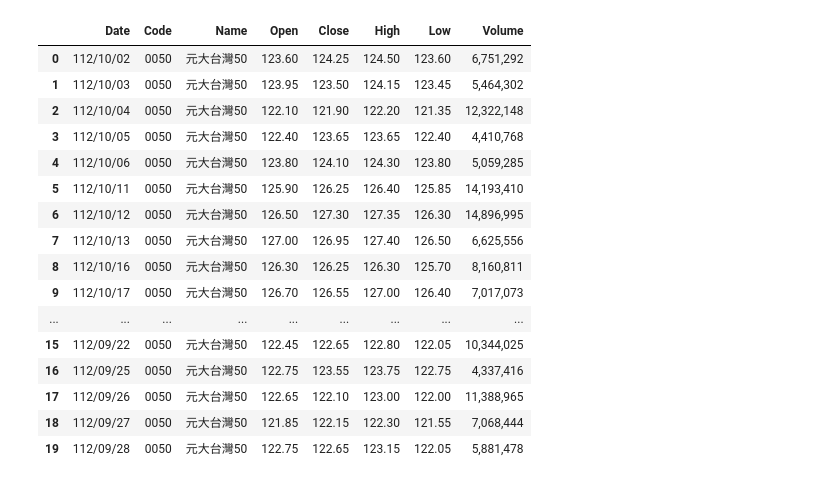
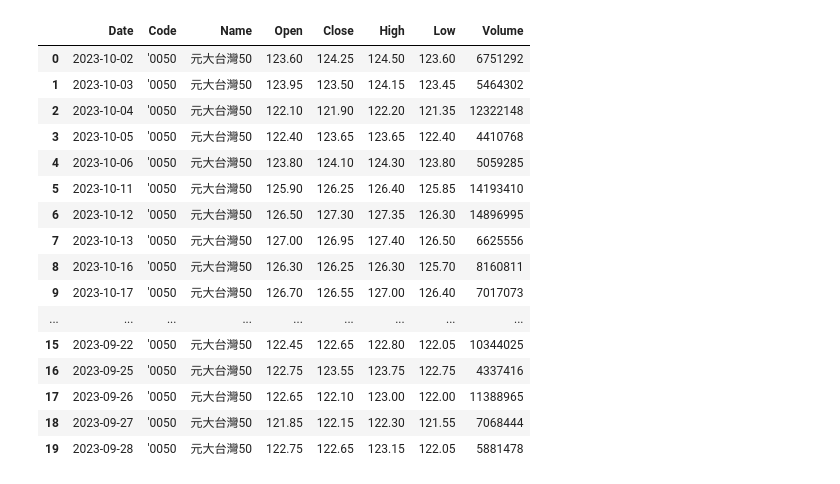
Before and after one commit to nrnmnrn/WebStockPredict, a Jupyter notebook: LSTMPredictStock/core/測試用.ipynb, the cells around one changed output. Drawn from its saved outputs; the diff is of its cells as text; code cells hidden in the pictures.

```diff
--- a/LSTMPredictStock/core/測試用.ipynb
+++ b/LSTMPredictStock/core/測試用.ipynb
@@ -19,0 +53,6 @@ stock_predict_company
+# %%
+date_str = "112/10/02"
+parts = date_str.split('/')
+year = str(int(parts[0]) + 1911)
+formatted_date = year + parts[1] + parts[2]
+print(formatted_date)
@@ -19,0 +63,19 @@ stock_predict_company
+# %%
+from datetime import datetime, timedelta
+
+# 获取当前日期
+date_for_search = datetime.now()
+
+# 创建一个空列表以存储日期
+date_list = []
+
+# 生成过去的6个月的日期
+for i in range(6):
+    date_list.append(date_for_search.strftime('%Y%m%d'))
+    # 计算前一个月的日期
+    date_for_search -= timedelta(days=date_for_search.day)
+    date_for_search = date_for_search.replace(day=25)
+
+# 打印日期列表
+for date in date_list:
+    print(date)
@@ -55,46 +199,62 @@ last_month_df = last_month_df.rename(columns={
 last_month_df["Name"] = "元大台灣50"
 last_month_df["Code"] = "0050"
 last_month_df = last_month_df[["Date", "Code", "Name", "Open", "Close", "High", "Low", "Volume"]]
 
 html = requests.get('https://www.twse.com.tw/exchangeReport/STOCK_DAY?response=json&date=%s&stockNo=%s' % (current_month_date, Code))
 content = json.loads(html.text)
 Name = content['title']
 stock_data = content['data']
 col_name = content['fields']
 current_month_df = pd.DataFrame(data=stock_data, columns=col_name)
 current_month_df = current_month_df.rename(columns={
     "日期": "Date",
     "成交股數": "Volume",
     "成交金額": "Turnover",
     "開盤價": "Open",
     "最高價": "High",
     "最低價": "Low",
     "收盤價": "Close",
     "漲跌價差": "Price Change",
     "成交筆數": "Transactions"
 })
 current_month_df["Name"] = "元大台灣50"
 current_month_df["Code"] = "0050"
 current_month_df = current_month_df[["Date", "Code", "Name", "Open", "Close", "High", "Low", "Volume"]]
 
 current_month_AND_last_month_df = pd.concat([current_month_df, last_month_df])
 
+#轉換Date格式。原本的為112/10/02轉成20231002
+def convert_date(date_str):
+        parts = date_str.split('/')
+        year = str(int(parts[0]) + 1911)
+        formatted_date = year + '-' + parts[1] + '-' + parts[2]
+        return formatted_date
+def convert_code(code_int):
+    formated_code = "'"+str(code_int)
+    return formated_code
+def convert_volume(volume_str):
+    formated_volume = int(volume_str.replace(",", ""))
+    return formated_volume
+current_month_AND_last_month_df['Date'] = current_month_AND_last_month_df['Date'].apply(convert_date)
+current_month_AND_last_month_df['Code'] = current_month_AND_last_month_df['Code'].apply(convert_code)
+current_month_AND_last_month_df['Volume'] = current_month_AND_last_month_df['Volume'].apply(convert_volume)
+
 current_month_AND_last_month_df
 # %% [output]
 |  | Date | Code | Name | Open | Close | High | Low | Volume |
-| 0 | 112/10/02 | 0050 | 元大台灣50 | 123.60 | 124.25 | 124.50 | 123.60 | 6,751,292 |
-| 1 | 112/10/03 | 0050 | 元大台灣50 | 123.95 | 123.50 | 124.15 | 123.45 | 5,464,302 |
-| 2 | 112/10/04 | 0050 | 元大台灣50 | 122.10 | 121.90 | 122.20 | 121.35 | 12,322,148 |
-| 3 | 112/10/05 | 0050 | 元大台灣50 | 122.40 | 123.65 | 123.65 | 122.40 | 4,410,768 |
-| 4 | 112/10/06 | 0050 | 元大台灣50 | 123.80 | 124.10 | 124.30 | 123.80 | 5,059,285 |
-| 5 | 112/10/11 | 0050 | 元大台灣50 | 125.90 | 126.25 | 126.40 | 125.85 | 14,193,410 |
-| 6 | 112/10/12 | 0050 | 元大台灣50 | 126.50 | 127.30 | 127.35 | 126.30 | 14,896,995 |
-| 7 | 112/10/13 | 0050 | 元大台灣50 | 127.00 | 126.95 | 127.40 | 126.50 | 6,625,556 |
-| 8 | 112/10/16 | 0050 | 元大台灣50 | 126.30 | 126.25 | 126.30 | 125.70 | 8,160,811 |
-| 9 | 112/10/17 | 0050 | 元大台灣50 | 126.70 | 126.55 | 127.00 | 126.40 | 7,017,073 |
+| 0 | 2023-10-02 | '0050 | 元大台灣50 | 123.60 | 124.25 | 124.50 | 123.60 | 6751292 |
+| 1 | 2023-10-03 | '0050 | 元大台灣50 | 123.95 | 123.50 | 124.15 | 123.45 | 5464302 |
+| 2 | 2023-10-04 | '0050 | 元大台灣50 | 122.10 | 121.90 | 122.20 | 121.35 | 12322148 |
+| 3 | 2023-10-05 | '0050 | 元大台灣50 | 122.40 | 123.65 | 123.65 | 122.40 | 4410768 |
+| 4 | 2023-10-06 | '0050 | 元大台灣50 | 123.80 | 124.10 | 124.30 | 123.80 | 5059285 |
+| 5 | 2023-10-11 | '0050 | 元大台灣50 | 125.90 | 126.25 | 126.40 | 125.85 | 14193410 |
+| 6 | 2023-10-12 | '0050 | 元大台灣50 | 126.50 | 127.30 | 127.35 | 126.30 | 14896995 |
+| 7 | 2023-10-13 | '0050 | 元大台灣50 | 127.00 | 126.95 | 127.40 | 126.50 | 6625556 |
+| 8 | 2023-10-16 | '0050 | 元大台灣50 | 126.30 | 126.25 | 126.30 | 125.70 | 8160811 |
+| 9 | 2023-10-17 | '0050 | 元大台灣50 | 126.70 | 126.55 | 127.00 | 126.40 | 7017073 |
 | ... | ... | ... | ... | ... | ... | ... | ... | ... |
-| 15 | 112/09/22 | 0050 | 元大台灣50 | 122.45 | 122.65 | 122.80 | 122.05 | 10,344,025 |
-| 16 | 112/09/25 | 0050 | 元大台灣50 | 122.75 | 123.55 | 123.75 | 122.75 | 4,337,416 |
-| 17 | 112/09/26 | 0050 | 元大台灣50 | 122.65 | 122.10 | 123.00 | 122.00 | 11,388,965 |
-| 18 | 112/09/27 | 0050 | 元大台灣50 | 121.85 | 122.15 | 122.30 | 121.55 | 7,068,444 |
-| 19 | 112/09/28 | 0050 | 元大台灣50 | 122.75 | 122.65 | 123.15 | 122.05 | 5,881,478 |
+| 15 | 2023-09-22 | '0050 | 元大台灣50 | 122.45 | 122.65 | 122.80 | 122.05 | 10344025 |
+| 16 | 2023-09-25 | '0050 | 元大台灣50 | 122.75 | 123.55 | 123.75 | 122.75 | 4337416 |
+| 17 | 2023-09-26 | '0050 | 元大台灣50 | 122.65 | 122.10 | 123.00 | 122.00 | 11388965 |
+| 18 | 2023-09-27 | '0050 | 元大台灣50 | 121.85 | 122.15 | 122.30 | 121.55 | 7068444 |
+| 19 | 2023-09-28 | '0050 | 元大台灣50 | 122.75 | 122.65 | 123.15 | 122.05 | 5881478 |
```
Also changed, not shown: parts of 7 cells of this notebook, 7 other files.
